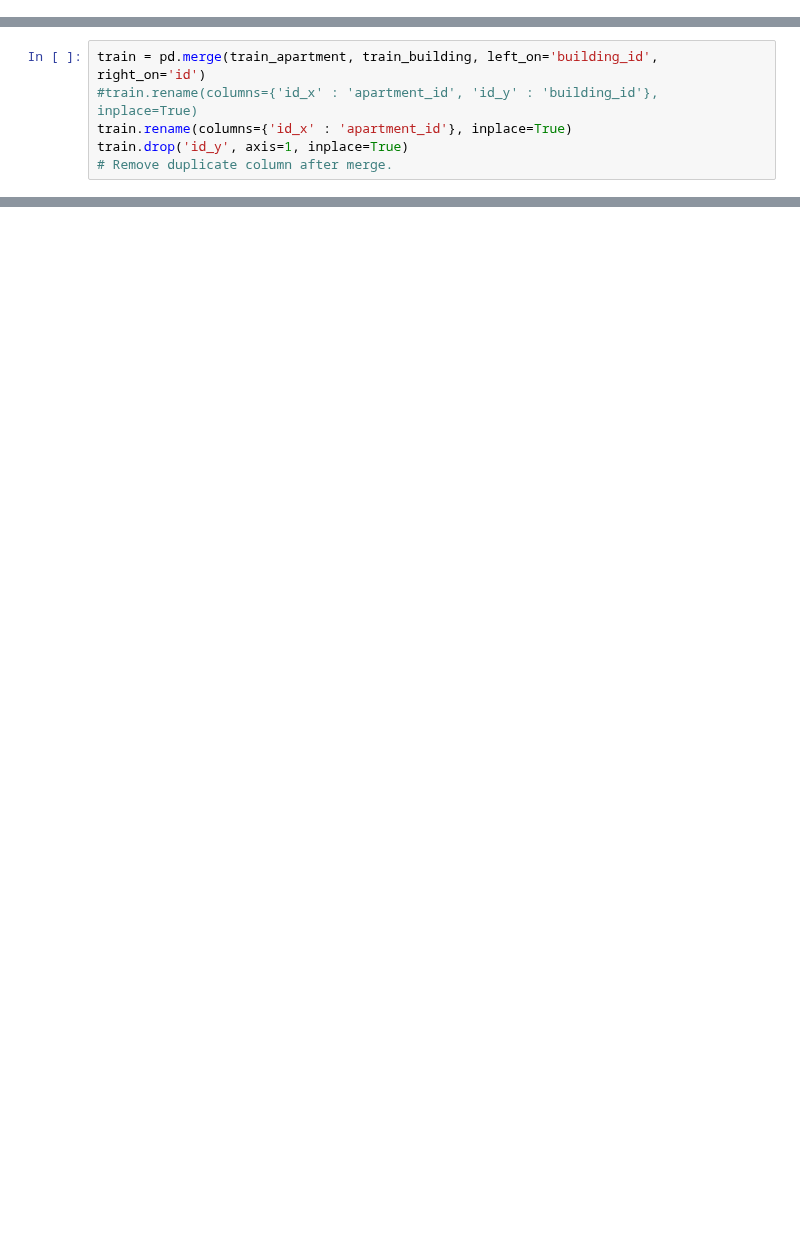
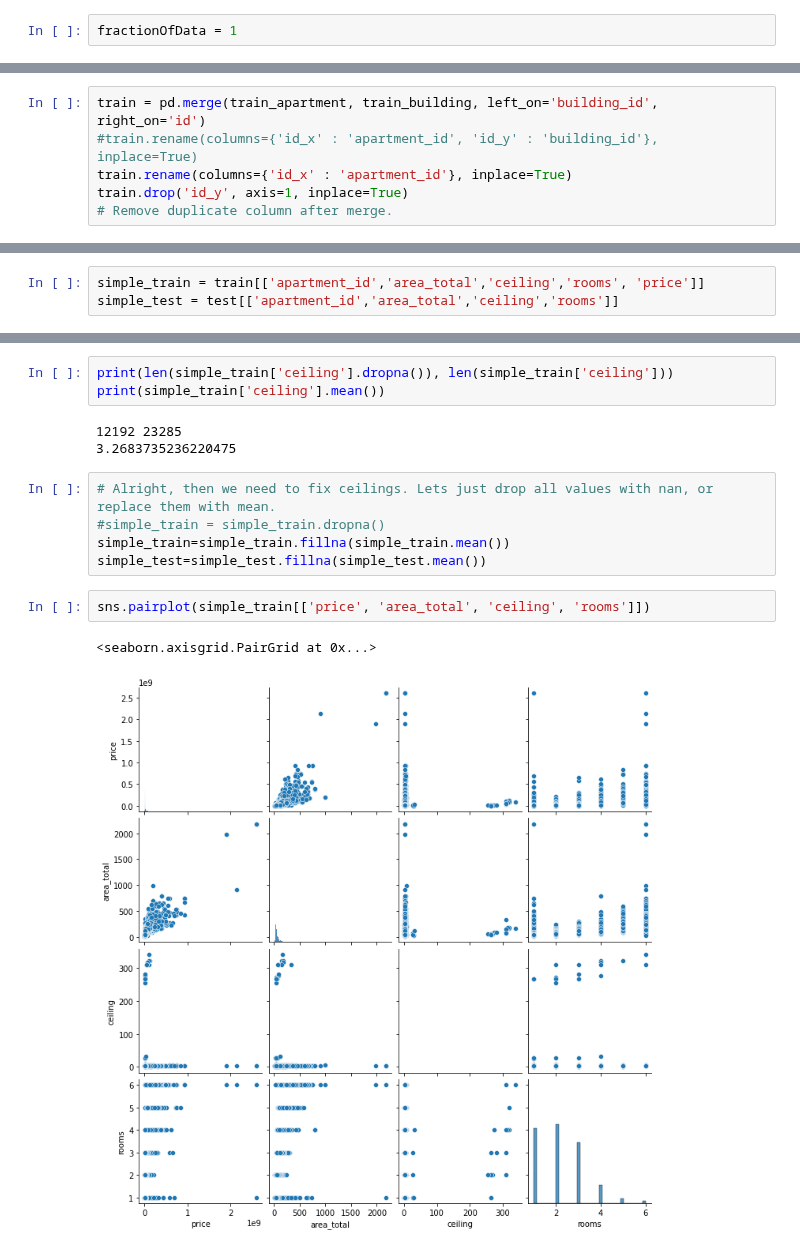
Before and after one commit to henrfj/TDT4173-ML, a Jupyter notebook: henrik-testsite/moscow_price_prediction.ipynb, the cells around one changed output, grey strips where cells are left out. Drawn from its saved outputs; the diff is of its cells as text; blank space fills up the shorter version.

Commit message:
some more testing, first model trained!

```diff
--- a/henrik-testsite/moscow_price_prediction.ipynb
+++ b/henrik-testsite/moscow_price_prediction.ipynb
@@ -5,3 +3,5 @@ fractionOfData = 0.01
+# %%
+fractionOfData = 1
 # %% [markdown]
 # Import
 # %%
@@ -93,0 +94,3 @@ train = train.head(int(train.shape[0] * fractionOfData))
+# %%
+simple_train = train[['apartment_id','area_total','ceiling','rooms', 'price']]
+simple_test = test[['apartment_id','area_total','ceiling','rooms']]
@@ -93,0 +112,16 @@ train = train.head(int(train.shape[0] * fractionOfData))
+# %%
+print(len(simple_train['ceiling'].dropna()), len(simple_train['ceiling']))
+print(simple_train['ceiling'].mean())
+# %% [output]
+12192 23285
+3.2683735236220475
+# %%
+# Alright, then we need to fix ceilings. Lets just drop all values with nan, or replace them with mean.
+#simple_train = simple_train.dropna()
+simple_train=simple_train.fillna(simple_train.mean())
+simple_test=simple_test.fillna(simple_test.mean())
+# %%
+sns.pairplot(simple_train[['price', 'area_total', 'ceiling', 'rooms']])
+# %% [output]
+<seaborn.axisgrid.PairGrid at 0x...>
+[figure, added]
```
Also changed, not shown: parts of 30 cells of this notebook, 1 other file.
